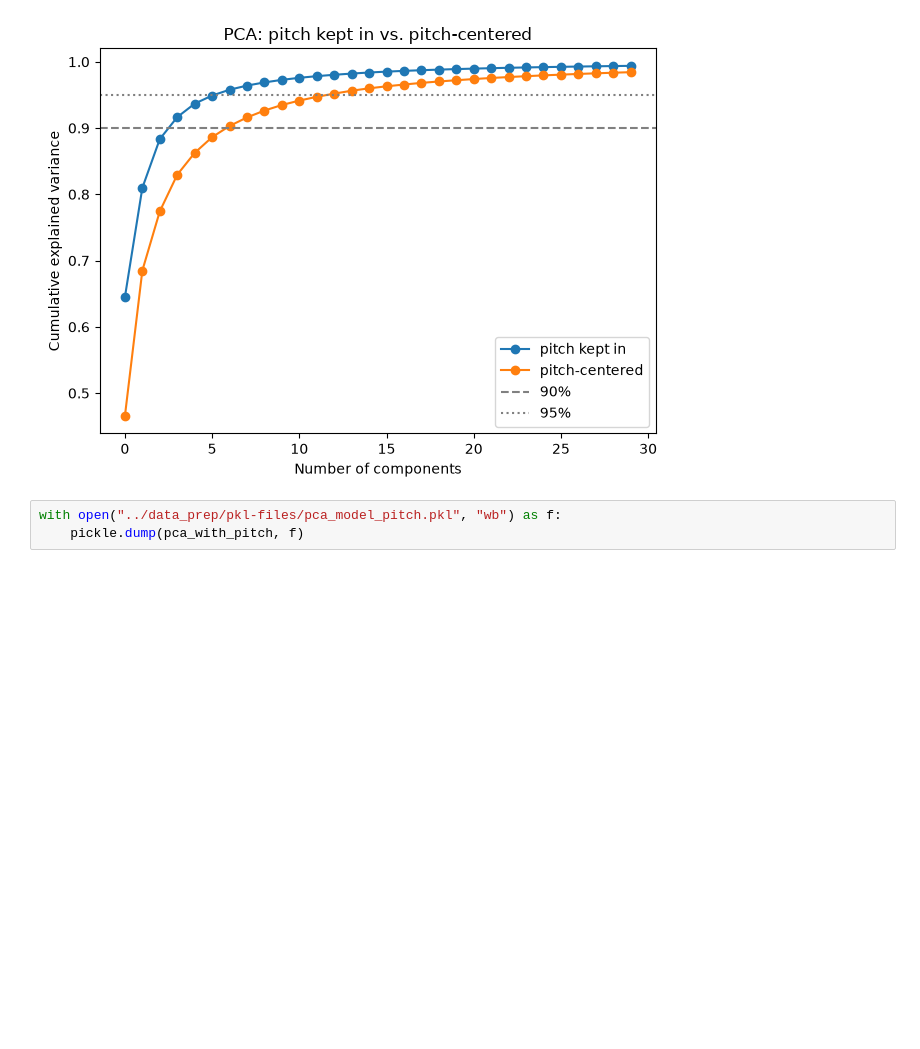
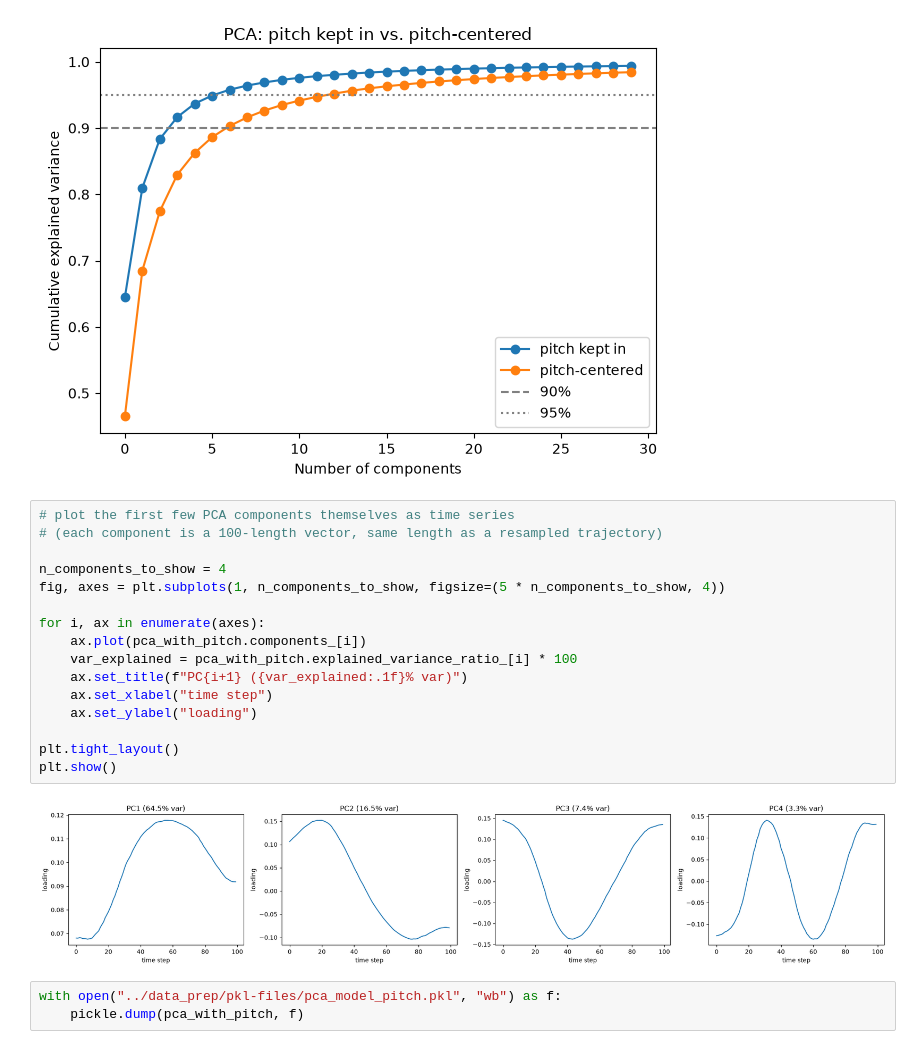
Before and after one commit to netra-khot/mouse-vocalization-2026, a Jupyter notebook: data_prep/pca.ipynb, the cells around one changed output. Saved outputs shown, nothing was run; the diff lists cells and outputs as text; blank space fills up the shorter version.

Commit message:
plotted the first few pca components as time series

```diff
--- a/data_prep/pca.ipynb
+++ b/data_prep/pca.ipynb
@@ -110,6 +110,24 @@ components for 90% variance, pitch-centered: 7
 components for 95% variance, pitch kept in: 7
 components for 95% variance, pitch-centered: 13
 [figure]
+# %%
+# plot the first few PCA components themselves as time series
+# (each component is a 100-length vector, same length as a resampled trajectory)
+
+n_components_to_show = 4
+fig, axes = plt.subplots(1, n_components_to_show, figsize=(5 * n_components_to_show, 4))
+
+for i, ax in enumerate(axes):
+    ax.plot(pca_with_pitch.components_[i])
+    var_explained = pca_with_pitch.explained_variance_ratio_[i] * 100
+    ax.set_title(f"PC{i+1} ({var_explained:.1f}% var)")
+    ax.set_xlabel("time step")
+    ax.set_ylabel("loading")
+
+plt.tight_layout()
+plt.show()
+# %% [output]
+[figure, added]
 # %%
 with open("../data_prep/pkl-files/pca_model_pitch.pkl", "wb") as f:
     pickle.dump(pca_with_pitch, f)
```
Also changed, not shown: 1 other file.
